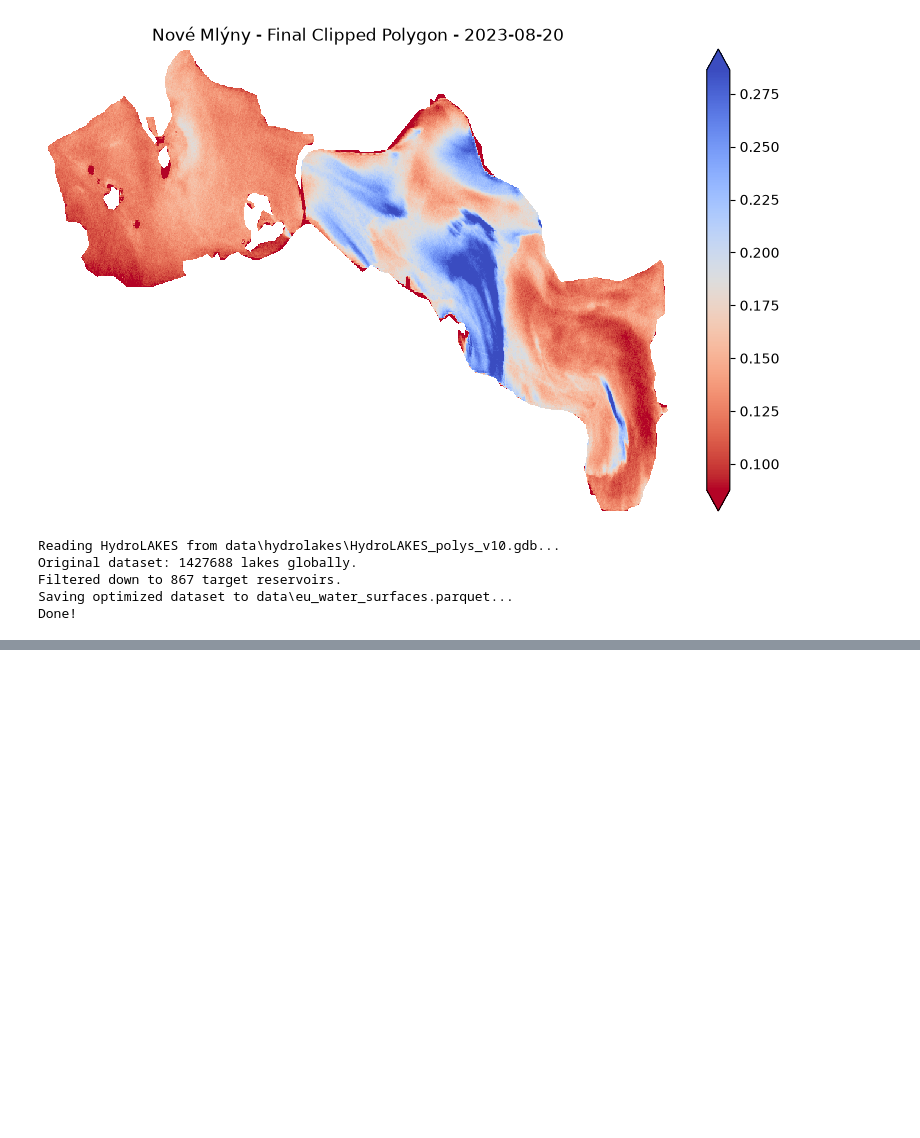
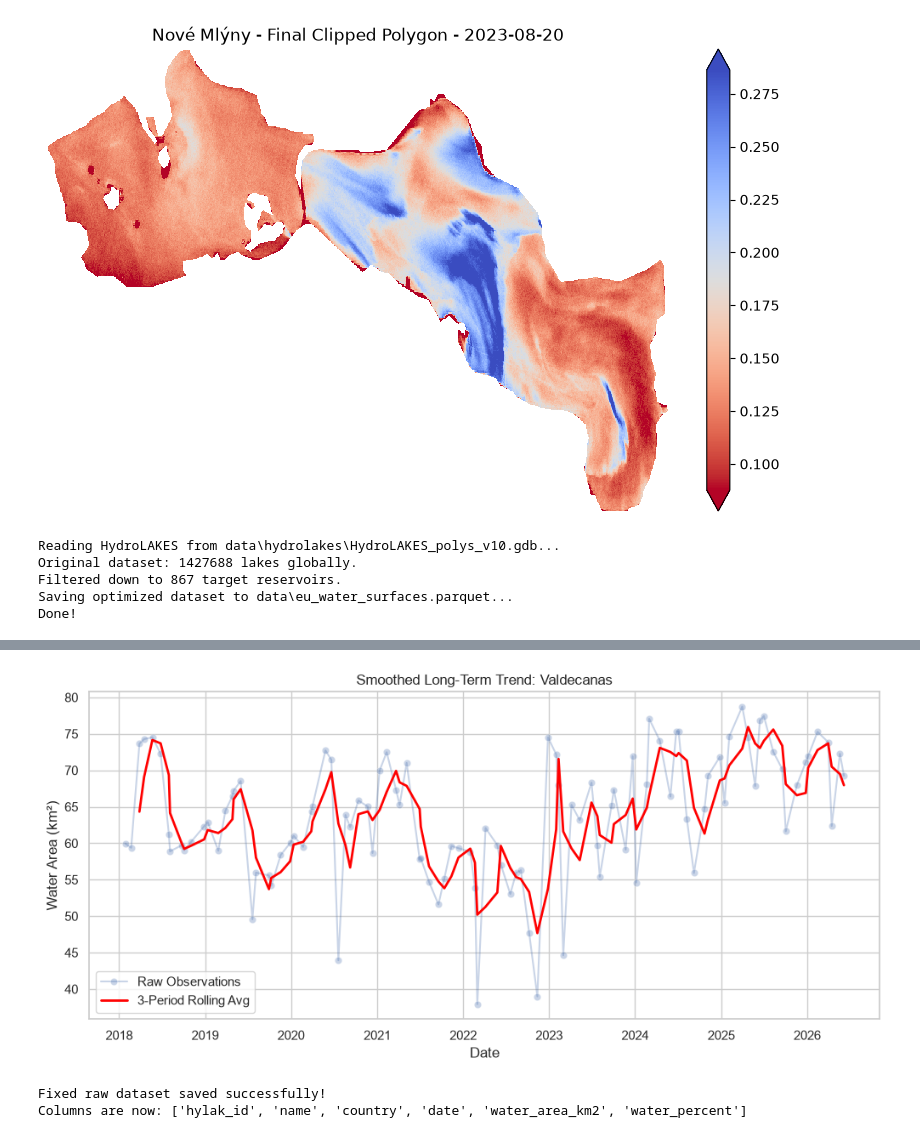
Before and after one commit to tomas-michalik11/water_surfaces, a Jupyter notebook: notebook.ipynb, the cells around one changed output, grey strips where cells are left out. Drawn from its saved outputs; the diff is of its cells as text; code cells hidden in the pictures; blank space fills up the shorter version.

```diff
--- a/notebook.ipynb
+++ b/notebook.ipynb
@@ -297,0 +468,15 @@ Done!
+# %%
+
+single_lake_data['rolling_area'] = single_lake_data['water_area_km2'].rolling(window=3).mean()
+
+plt.figure(figsize=(12, 5))
+sns.lineplot(data=single_lake_data, x='date', y='water_area_km2', marker='o', alpha=0.3, label='Raw Observations')
+sns.lineplot(data=single_lake_data, x='date', y='rolling_area', linewidth=2, color='red', label='3-Period Rolling Avg')
+
+plt.title(f'Smoothed Long-Term Trend: {largest_spain_lake}')
+plt.ylabel('Water Area (km²)')
+plt.xlabel('Date')
+plt.legend()
+plt.show()
+# %% [output]
+[figure, added]
@@ -297,0 +492,22 @@ Done!
+# %%
+# 1. Read the raw checkpoint data that we know has the IDs
+df_raw = pd.read_csv('data/checkpoint.csv')
+
+# 2. Calculate the water_percent (area / max_area)
+max_areas = df_raw.groupby('hylak_id')['water_area_km2'].max().reset_index()
+max_areas = max_areas.rename(columns={'water_area_km2': 'max_area'})
+
+df_raw = df_raw.merge(max_areas, on='hylak_id')
+df_raw['water_percent'] = (df_raw['water_area_km2'] / df_raw['max_area']) * 100
+df_raw = df_raw.drop(columns=['max_area'])
+
+# Convert date to datetime just to be safe
+df_raw['date'] = pd.to_datetime(df_raw['date'])
+
+# 3. Save the fixed dataset back to parquet
+df_raw.to_parquet('data/water_trends_history.parquet', index=False)
+print("Fixed raw dataset saved successfully!")
+print("Columns are now:", df_raw.columns.tolist())
+# %% [output]
+Fixed raw dataset saved successfully!
+Columns are now: ['hylak_id', 'name', 'country', 'date', 'water_area_km2', 'water_percent']
```
Also changed, not shown: parts of 13 cells of this notebook, 5 other files.
